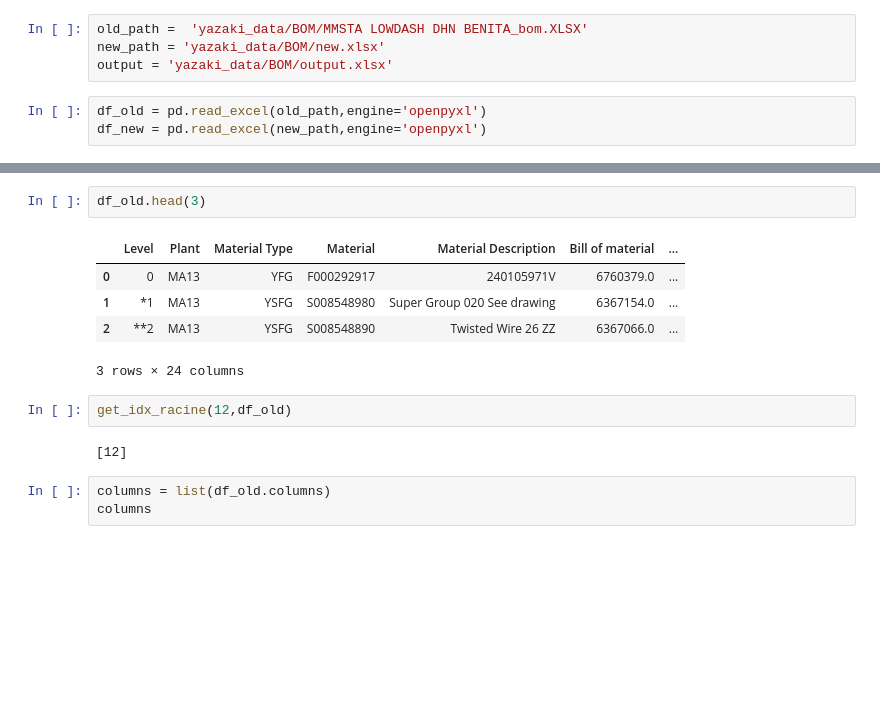
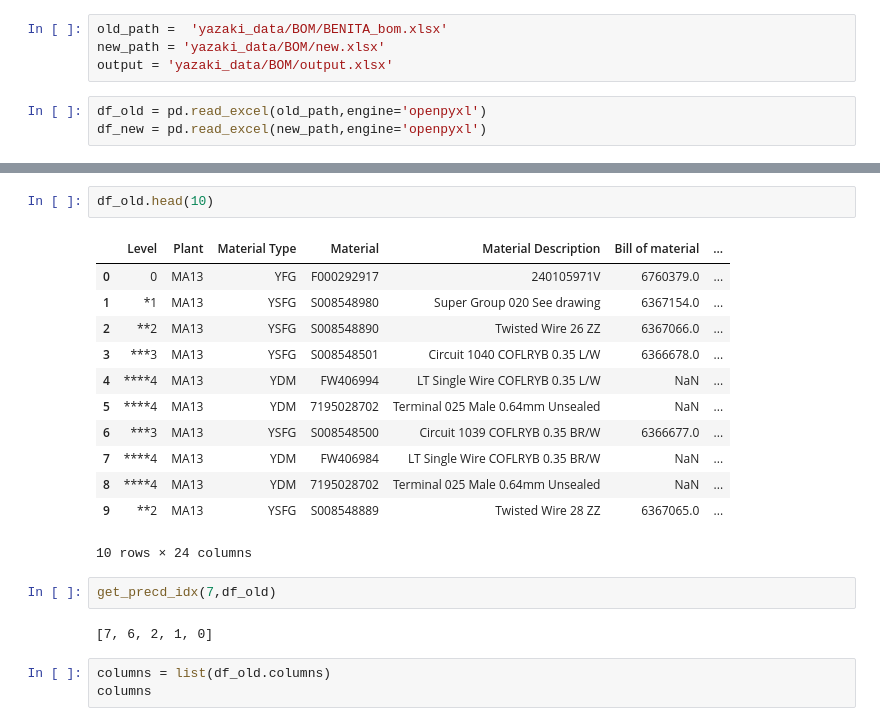
Before and after one commit to Abdelhamid2c/RPA, a Jupyter notebook: BOM_file_Comparator_tool.ipynb, the cells around one changed output, grey strips where cells are left out. Cells and saved outputs as stored; diff of their text form; blank space fills up the shorter version.

```diff
--- a/BOM_file_Comparator_tool.ipynb
+++ b/BOM_file_Comparator_tool.ipynb
@@ -18,5 +14,5 @@ output = 'Test_Data/BOM/bom_output.xlsx'
 # %%
-old_path =  'yazaki_data/BOM/MMSTA LOWDASH DHN BENITA_bom.XLSX'
+old_path =  'yazaki_data/BOM/BENITA_bom.xlsx'
 new_path = 'yazaki_data/BOM/new.xlsx'
 output = 'yazaki_data/BOM/output.xlsx'
 # %%
@@ -52,15 +99,22 @@ def get_idx_racine(idx_next,df):
 # %%
-df_old.head(3)
+df_old.head(10)
 # %% [output]
 |  | Level | Plant | Material Type | Material | Material Description | Bill of material | ... |
 | 0 | 0 | MA13 | YFG | F000292917 | 240105971V | 6760379.0 | ... |
 | 1 | *1 | MA13 | YSFG | S008548980 | Super Group 020 See drawing | 6367154.0 | ... |
 | 2 | **2 | MA13 | YSFG | S008548890 | Twisted Wire 26 ZZ | 6367066.0 | ... |
+| 3 | ***3 | MA13 | YSFG | S008548501 | Circuit 1040 COFLRYB 0.35 L/W | 6366678.0 | ... |
+| 4 | ****4 | MA13 | YDM | FW406994 | LT Single Wire COFLRYB 0.35 L/W | NaN | ... |
+| 5 | ****4 | MA13 | YDM | 7195028702 | Terminal 025 Male 0.64mm Unsealed | NaN | ... |
+| 6 | ***3 | MA13 | YSFG | S008548500 | Circuit 1039 COFLRYB 0.35 BR/W | 6366677.0 | ... |
+| 7 | ****4 | MA13 | YDM | FW406984 | LT Single Wire COFLRYB 0.35 BR/W | NaN | ... |
+| 8 | ****4 | MA13 | YDM | 7195028702 | Terminal 025 Male 0.64mm Unsealed | NaN | ... |
+| 9 | **2 | MA13 | YSFG | S008548889 | Twisted Wire 28 ZZ | 6367065.0 | ... |
-3 rows × 24 columns
+10 rows × 24 columns
 # %%
-get_idx_racine(12,df_old)
+get_precd_idx(7,df_old)
 # %% [output]
-[12]
+[7, 6, 2, 1, 0]
 # %%
 columns = list(df_old.columns)
 columns
```
Also changed, not shown: parts of 11 cells of this notebook, 8 other files.
